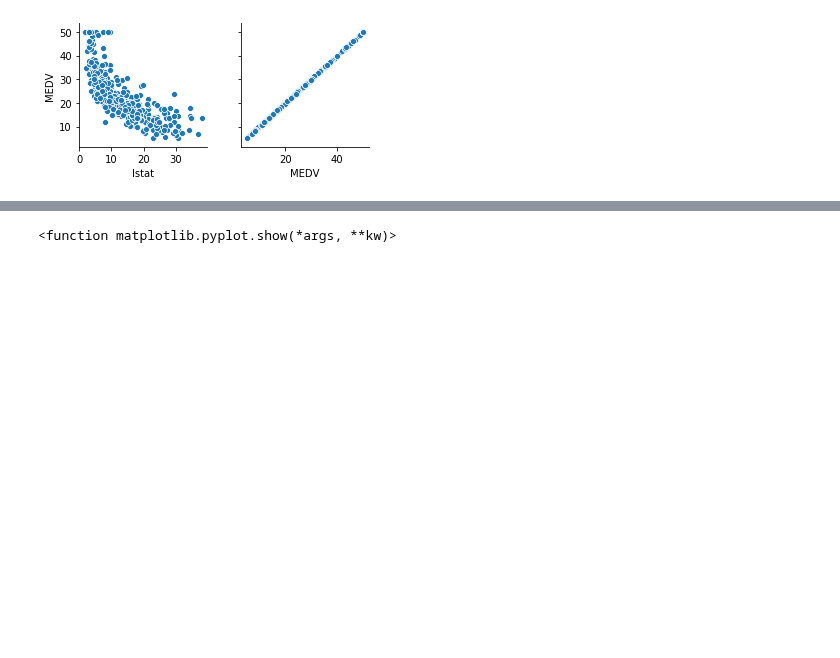
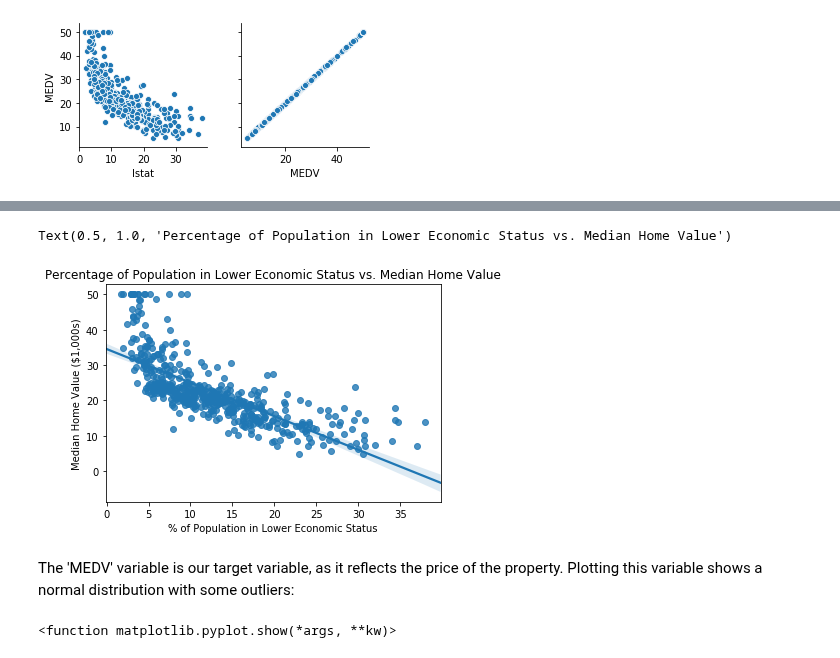
Before and after one commit to paulacduffy/machine-learning-assessment, a Jupyter notebook: The Boston Housing Dataset - An Analysis.ipynb, the cells around one changed output, grey strips where cells are left out. Drawn from its saved outputs; the diff is of its cells as text; code cells hidden in the pictures; blank space fills up the shorter version.

```diff
--- a/The Boston Housing Dataset - An Analysis.ipynb
+++ b/The Boston Housing Dataset - An Analysis.ipynb
@@ -88,3 +128,13 @@ We can see from this that the variable RM (no. of rooms) has a linear relationsh
+# %%
+sns.regplot(x="lstat", y="MEDV", data = df)
+plt.xlabel('% of Population in Lower Economic Status')
+plt.ylabel('Median Home Value ($1,000s)')
+plt.title('Percentage of Population in Lower Economic Status vs. Median Home Value')
+# %% [output]
+Text(0.5, 1.0, 'Percentage of Population in Lower Economic Status vs. Median Home Value')
+[figure, added]
+# %% [markdown]
+The 'MEDV' variable is our target variable, as it reflects the price of the property. Plotting this variable shows a normal distribution with some outliers:
 # %%
 #plot medv values
 sns.distplot(df['MEDV'])
```
Also changed, not shown: parts of 51 cells of this notebook.
